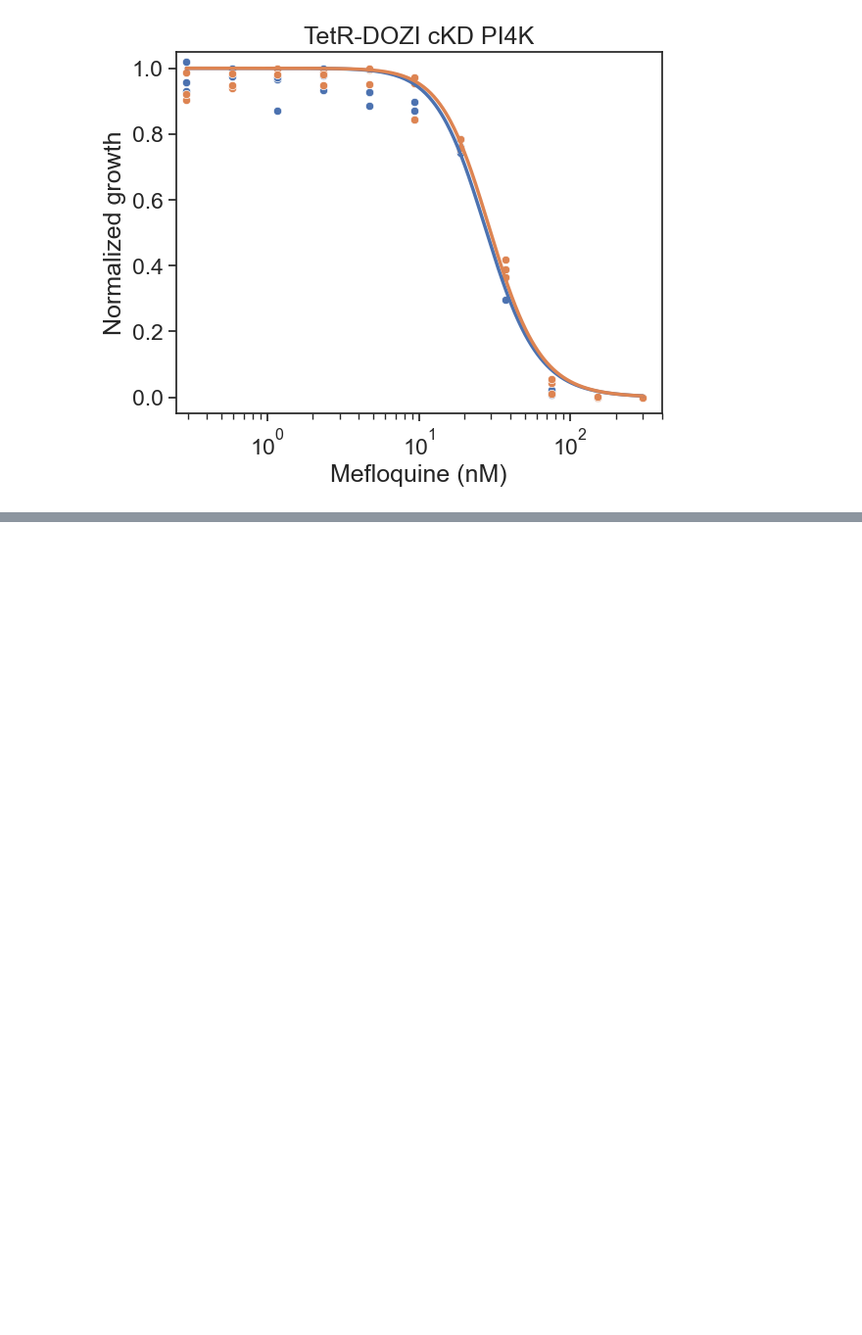
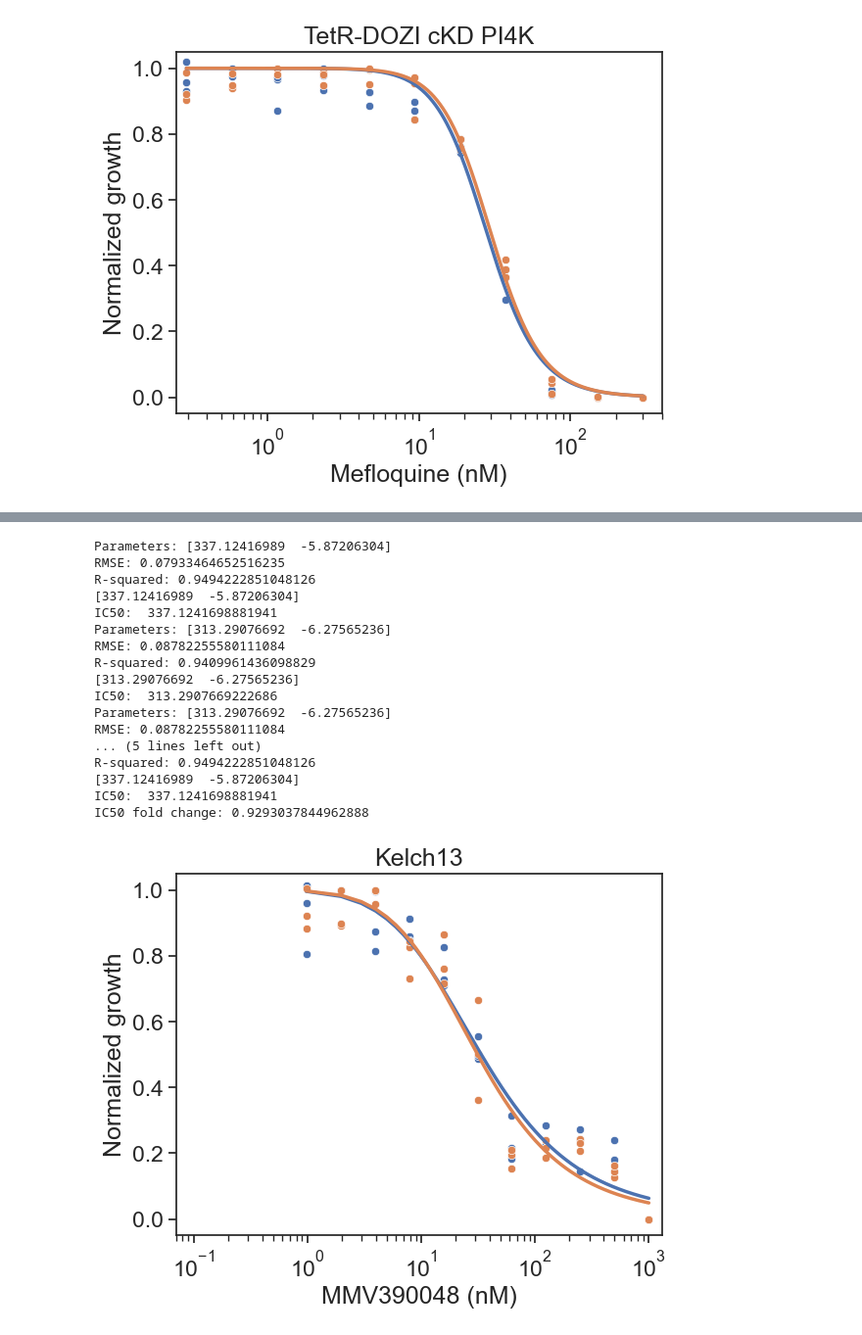
Before and after one commit to pablocarderam/pfal-transcriptional-control, a Jupyter notebook: Data and figures/Compound-target interactions/IC50 shift compound assay.ipynb, the cells around one changed output, grey strips where cells are left out. Shown at 98% size. Drawn from its saved outputs; the diff is of its cells as text; code cells hidden in the pictures; blank space fills up the shorter version.

```diff
--- a/Data and figures/Compound-target interactions/IC50 shift compound assay.ipynb
+++ b/Data and figures/Compound-target interactions/IC50 shift compound assay.ipynb
@@ -1108,0 +1190,38 @@ plt.xticks(rotation=45, ha='right')
+# %%
+IC50_fold_change = plotCurves(
+    dat_full = pd.read_csv('./pPC150 Kelch13/ppc150 kelch13 0.04iptg mmv Rluc 15sec shake 1sec int 2024.08.25 17_44_53.csv'),
+    gene_name = 'Kelch13',
+    inducer_concentrations = [0,2],
+    compound_name = 'MMV390048',
+    compound_concentration_max = 10000,
+    compound_rows_no_inducer = ['B','C','D'],
+    compound_rows_inducer = ['E','F','G'],
+    dilution_factor = 2,
+    num_dilutions = 11,
+    xlim = [0.07, 1300],
+    ylim = [-0.05, 1.05],
+    fit_scaling_coefficient=10,
+    fit_init_param=[1000,10],
+    units='nM'
+    )
+
+IC50_fold_changes.append( ['LacI cKD','Kelch13','MMV390048',IC50_fold_change] )
+# %% [output]
+Parameters: [337.12416989  -5.87206304]
+RMSE: 0.07933464652516235
+R-squared: 0.9494222851048126
+[337.12416989  -5.87206304]
+IC50:  337.1241698881941
+Parameters: [313.29076692  -6.27565236]
+RMSE: 0.08782255580111084
+R-squared: 0.9409961436098829
+[313.29076692  -6.27565236]
+IC50:  313.2907669222686
+Parameters: [313.29076692  -6.27565236]
+RMSE: 0.08782255580111084
+... (5 lines left out)
+R-squared: 0.9494222851048126
+[337.12416989  -5.87206304]
+IC50:  337.1241698881941
+IC50 fold change: 0.9293037844962888
+[figure, added]
```
Also changed, not shown: parts of 15 cells of this notebook, 7 other files.
